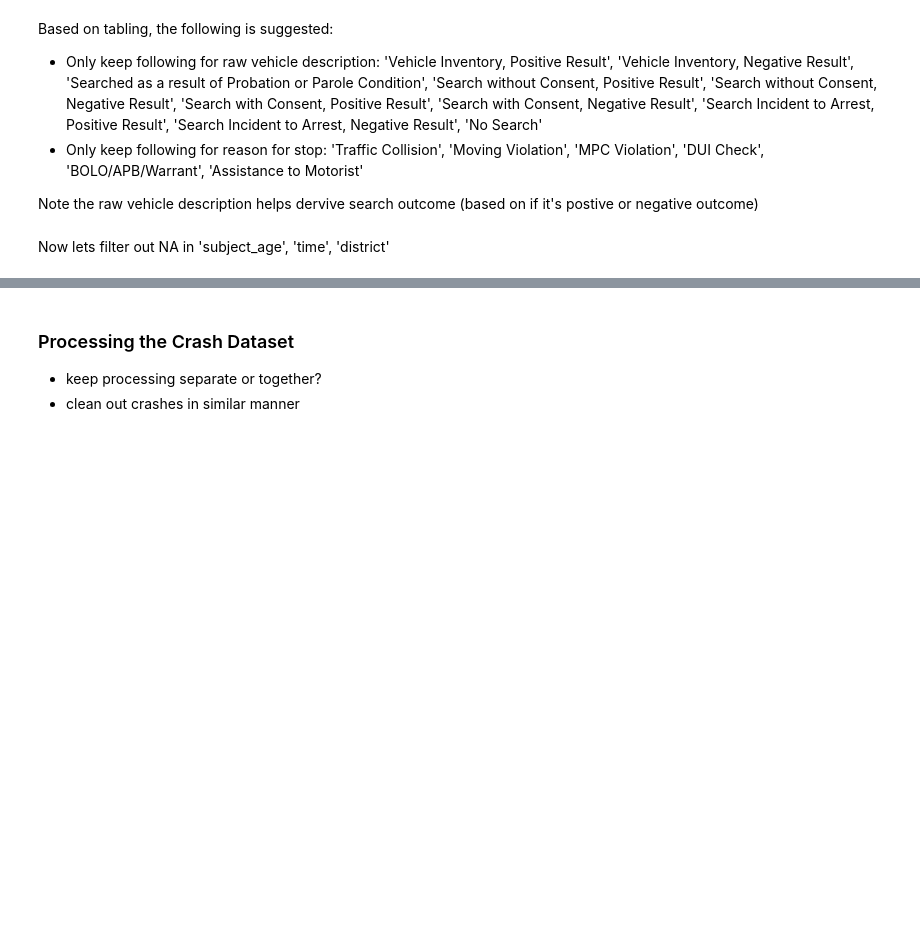
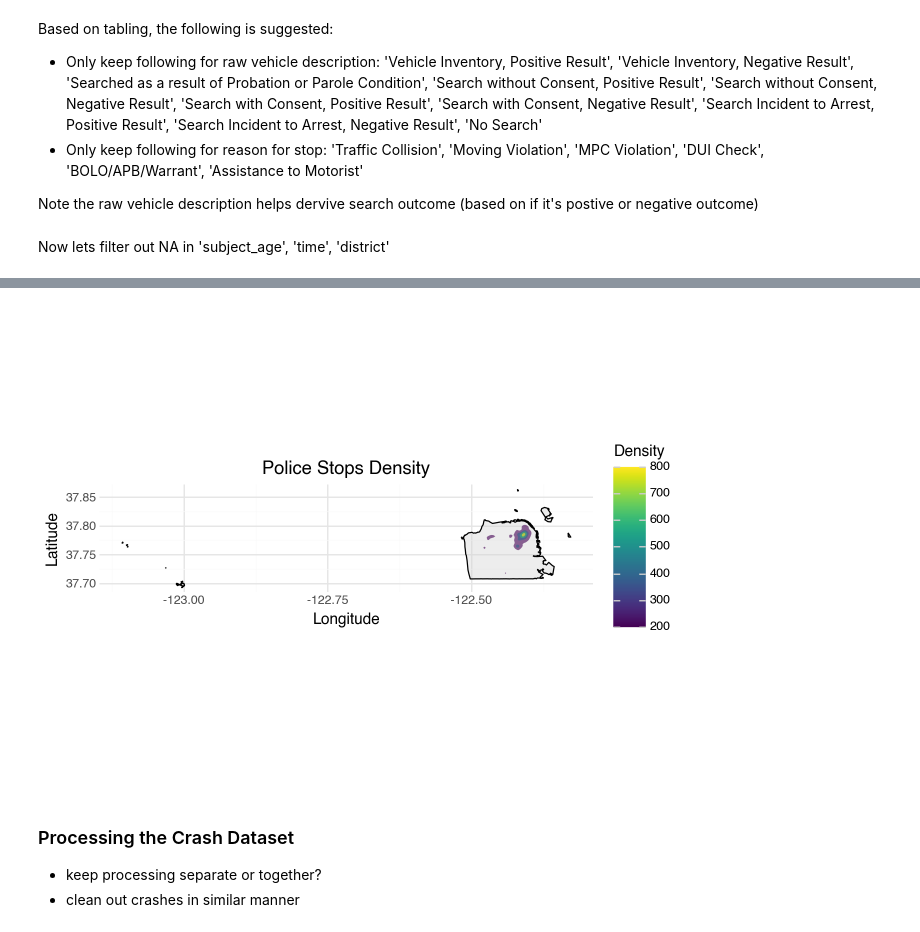
Before and after one commit to utexas-SDS-357/sds357-project-sp26-con-founders, a Jupyter notebook: Preprocessing/sf_analysis.ipynb, the cells around one changed output, grey strips where cells are left out. Cells and saved outputs as stored; diff of their text form; code cells hidden in the pictures; blank space fills up the shorter version.

```diff
--- a/Preprocessing/sf_analysis.ipynb
+++ b/Preprocessing/sf_analysis.ipynb
@@ -273,0 +255,3 @@ plt.show()
+# %%
+# filter dataset to 2012 onward
+stops_clean = stops_clean[stops_clean['year'] >= 2012]
@@ -274,3 +308,36 @@ plt.show()
+# %%
+stops_clean = stops_clean.to_crs(city_filtered.crs)
+stops_clean["lon"] = stops_clean.geometry.x
+stops_clean["lat"] = stops_clean.geometry.y
+
+(
+    ggplot() +
+    # City boundary (base layer)
+    geom_map(
+        city_filtered,
+        fill="lightgray",
+        color="black",
+        alpha=0.4
+    ) +
+    # Density heatmap layer
+    stat_density_2d(
+        stops_clean,
+        aes(x="lon", y="lat", fill="..level.."),
+        geom="polygon",
+        alpha=0.6,
+        contour=True
+    ) +
+    scale_fill_cmap(name="Density", cmap_name="viridis") +
+    labs(
+        title="Police Stops Density",
+        x="Longitude",
+        y="Latitude"
+    ) +
+    coord_equal() +
+    theme_minimal()
+)
+# %% [output]
+[figure, added]
 # %% [markdown]
 ### Processing the Crash Dataset
 
```
Also changed, not shown: parts of 23 cells of this notebook, 7 other files.
